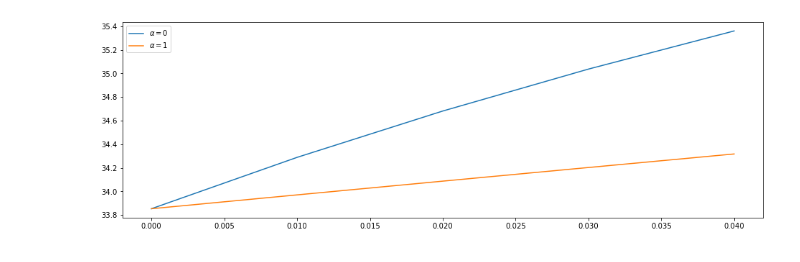
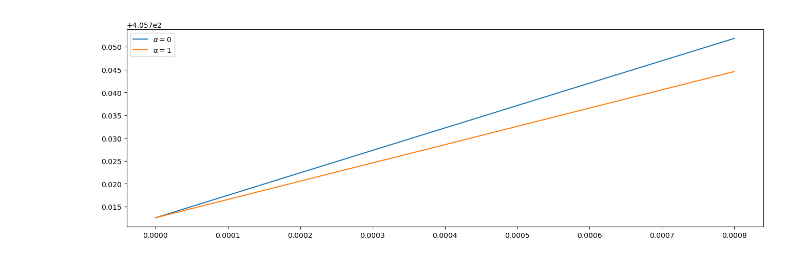
Before and after one commit to dimarkov/numpc, a Jupyter notebook: notebooks/bayespcn/sparse_loss_minimisation.ipynb, the cells around one changed output. Saved outputs shown, nothing was run; the diff lists cells and outputs as text; code cells hidden in the pictures.

```diff
--- a/notebooks/bayespcn/sparse_loss_minimisation.ipynb
+++ b/notebooks/bayespcn/sparse_loss_minimisation.ipynb
@@ -70,7 +91,6 @@ def activation(x, lam, alpha, gamma):
     return relu( (x - alpha * lam) * sigmoid(gamma * (x - lam)) )
 
 class MirrorDescent(eqx.Module):
-    data_size: int
     hidden_size: int
     lam: float
     alpha: float
@@ -78,9 +98,8 @@ class MirrorDescent(eqx.Module):
     W: jnp.array
     V: jnp.array
     a: activation
-    def __init__(self, data_size, hidden_size, W, lam=0.01, alpha=1., gamma=10., **kwargs):
+    def __init__(self, hidden_size, W, lam=0.01, alpha=1., gamma=10., **kwargs):
         super().__init__(**kwargs)
-        self.data_size = data_size
         self.hidden_size = hidden_size
         self.W = W  # excitatory weights
         self.V = W@W.T - jnp.eye(hidden_size)  # inhibitory weights
@@ -98,7 +117,7 @@ class NeuralActivity(eqx.Module):
     initial: jnp.array
     solver: diffrax.AbstractSolver
 
-    def __init__(self, data_size, hidden_size, func, solver, **kwargs):
+    def __init__(self, hidden_size, func, solver, **kwargs):
         super().__init__(**kwargs)
         self.initial = jnp.zeros(hidden_size)
         self.func = func
@@ -128,20 +147,21 @@ class NeuralActivity(eqx.Module):
 
         return self.func.a(solution.ys)
 # %%
+import numpyro.distributions as dist
 hidden_size = 100
-tmp = random.dirichlet(random.PRNGKey(0), jnp.ones(input_size)/jnp.sqrt(input_size), (hidden_size,))
-W = jnp.sqrt(tmp)
+
+W = dist.ProjectedNormal(jnp.zeros(in_size)).expand([hidden_size]).sample(random.PRNGKey(0))
 
 loss = jnp.square(train_ds['image']).sum()/2
 
-func = MirrorDescent(data_size, hidden_size, W)
+func = MirrorDescent(hidden_size, W)
 solver = diffrax.Heun
-nn_act = NeuralActivity(data_size, hidden_size, func, solver)
+nn_act = NeuralActivity(hidden_size, func, solver)
 ts = [0, 10]
 dt0 = 0.25
 
 res_pp = vmap(lambda x: nn_act(dt0, ts, x))(train_ds['image'])
 %timeit vmap(lambda x: nn_act(dt0, ts, x))(train_ds['image']).block_until_ready()
-pp_loss = (jnp.square(train_ds['image'] - res_pp.squeeze() @ W).sum()/2 + func.lam * res_pp.sum())/data_size
-print(loss/data_size, pp_loss)
+pp_loss = (jnp.square(train_ds['image'] - res_pp.squeeze() @ W).sum()/2 + func.lam * res_pp.sum())/N
+print(loss/N, pp_loss)
 # %% [output]
@@ -155,23 +175,28 @@ plt.plot(ts, nn_act(dt0, ts, train_ds['image'][0], evolving_out=True));
 # %%
-def loss(lam=1., alpha=1):
-    func = MirrorDescent(data_size, hidden_size, W, lam=lam, alpha=alpha)
+from functools import partial
+from jax import jit
+
+@partial(jit, static_argnames=['alpha'])
+def loss(images, W, lam=0.01, alpha=1.):
+    N, in_size = images.shape
+    func = MirrorDescent(hidden_size, W, lam=lam, alpha=alpha)
     solver = diffrax.Heun
-    nn_act = NeuralActivity(data_size, hidden_size, func, solver)
+    nn_act = NeuralActivity(hidden_size, func, solver)
     ts = [0, 10]
     dt0 = 0.25
 
-    res = vmap(lambda x: nn_act(dt0, ts, x))(train_ds['image'])
+    res = vmap(lambda x: nn_act(dt0, ts, x))(images)
     if alpha == 1:
-        return (jnp.square(train_ds['image'] - res.squeeze() @ W).sum()/2 + func.lam * res.sum())/data_size
+        return (jnp.square(images - res.squeeze() @ W).sum()/2 + func.lam * res.sum())/N
     else:
-        return (jnp.square(train_ds['image'] - res.squeeze() @ W).sum()/2 + func.lam * (res >= func.lam).sum())/data_size
+        return (jnp.square(images - res.squeeze() @ W).sum()/2 + func.lam * (res >= func.lam).sum())/N
 # %%
-lams = jnp.arange(0, 0.05, 0.01)
+lams = jnp.arange(0, 0.001, 0.0002)
 fig, axes = plt.subplots(1, 1, figsize=(16, 5), sharex=True, sharey=True)
 for i, alpha in enumerate([0, 1]):
-    md_losses = vmap(lambda x: loss(lam=x, alpha=alpha))(lams)
+    md_losses = vmap(lambda x: loss(train_ds['image'], W, lam=x, alpha=alpha))(lams)
     axes.plot(lams, md_losses, label=r'$\alpha={}$'.format(alpha))
 plt.legend();
 # %% [output]
-[figure, old version]
+[figure, new version]
 # %%
```
Also changed, not shown: parts of 10 cells of this notebook, 3 other files.
